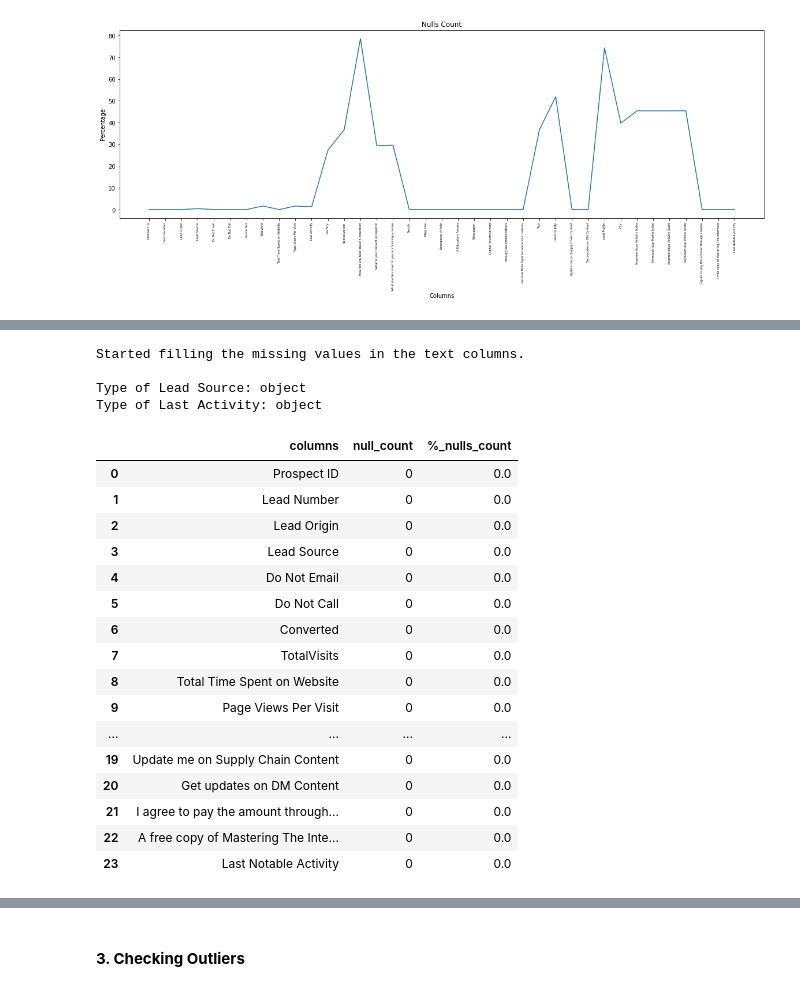
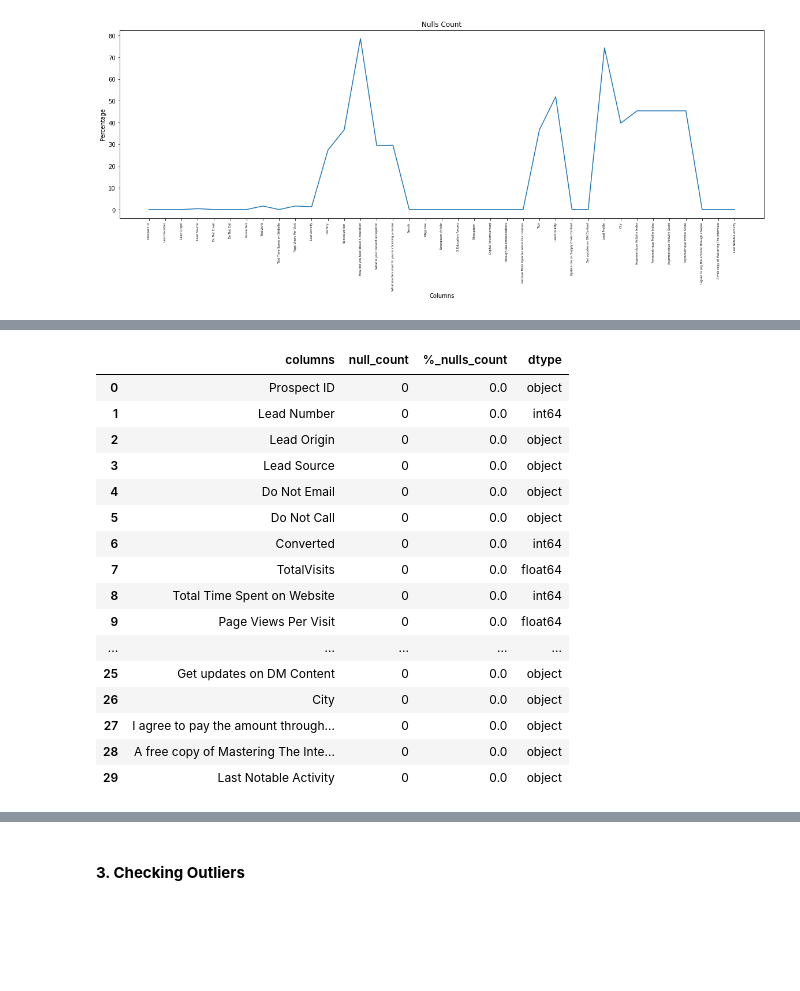
Before and after one commit to Janavi0308/lead-scoring, a Jupyter notebook: lead_scoring_eda.ipynb, the cells around one changed output, grey strips where cells are left out. Cells and saved outputs as stored; diff of their text form; code cells hidden in the pictures; blank space fills up the shorter version.

```diff
--- a/lead_scoring_eda.ipynb
+++ b/lead_scoring_eda.ipynb
@@ -238,2 +227,2 @@ Number of columns having less than and equal to 25% null values:  4
 # %%
-train.drop(_tmp_more_25['columns'].values, axis=1, inplace=True)
+# train.drop(_tmp_more_25['columns'].values, axis=1, inplace=True)
@@ -253,3 +229,17 @@ train[_tmp_less_25['columns'].values].head()
+# %%
+def drop_columns_with_missing_value(data_df, threshold):
+    """
+    Function to drop all the columns having %missing values >= threshold value.
+
+    @param data_df: DataFrame
+    @param threshold: %nulls threshold
+
+    @return: dataframe
+    """
+    nulls_count = get_nulls_count(data_df)
+    tmp_df = nulls_count[(nulls_count['%_nulls_count'] != 0) & (nulls_count['%_nulls_count'] >= threshold)]
+    data_df.drop(tmp_df['columns'].to_list(), axis=1, inplace=True)
+    return data_df
 # %%
 def fill_numeric_missing_values(data_df, threshold):
     """
@@ -287,10 +277,17 @@ def fill_object_missing_values(data_df, threshold):
 
     print("Started filling the missing values in the text columns.")
     print()
-    for col in tmp_df['columns']:
-        print(f"Type of {col}: {data_df[col].dtype}")
-        if 'object' not in str(data_df[col].dtype):
-#             print("Expecting object type column, got some other type.")
+
+    for _, row in tmp_df.iterrows():
+        print(f"Type of {row['columns']}: {data_df[row['columns']].dtype}")
+        if 'object' not in str(data_df[row['columns']].dtype):
             continue
-        data_df[col] = data_df[col].fillna(data_df[col].mode()[0])
+        if row['%_nulls_count'] <= 25:
+            data_df[row['columns']] = data_df[row['columns']].fillna(data_df[row['columns']].mode()[0])
+        else:
+            data_df[row['columns']] = data_df[row['columns']].fillna('NA')
     return data_df
+# %%
+train_new = drop_columns_with_missing_value(train.copy(), 40)
+train_new = fill_numeric_missing_values(train_new.copy(), 25)
+train_new = fill_object_missing_values(train_new.copy(), 40)
@@ -305,29 +312,24 @@ Type of Page Views Per Visit: float64
 # %%
-# Fill missing value for the categorical/text columns where %nulls is less than 10
-train = fill_object_missing_values(train.copy(), 25)
+# # Fill missing value for the categorical/text columns where %nulls is less than 10
+# train = fill_object_missing_values(train.copy(), 25)
-# %% [output]
-Started filling the missing values in the text columns.
-
-Type of Lead Source: object
-Type of Last Activity: object
 # %%
 # Let's check if any null still present?
-get_nulls_count(train.copy())
+get_nulls_count(train_new.copy())
 # %% [output]
-|  | columns | null_count | %_nulls_count |
-| 0 | Prospect ID | 0 | 0.0 |
-| 1 | Lead Number | 0 | 0.0 |
-| 2 | Lead Origin | 0 | 0.0 |
-| 3 | Lead Source | 0 | 0.0 |
-| 4 | Do Not Email | 0 | 0.0 |
-| 5 | Do Not Call | 0 | 0.0 |
-| 6 | Converted | 0 | 0.0 |
-| 7 | TotalVisits | 0 | 0.0 |
-| 8 | Total Time Spent on Website | 0 | 0.0 |
-| 9 | Page Views Per Visit | 0 | 0.0 |
-| ... | ... | ... | ... |
-| 19 | Update me on Supply Chain Content | 0 | 0.0 |
-| 20 | Get updates on DM Content | 0 | 0.0 |
-| 21 | I agree to pay the amount through... | 0 | 0.0 |
-| 22 | A free copy of Mastering The Inte... | 0 | 0.0 |
-| 23 | Last Notable Activity | 0 | 0.0 |
+|  | columns | null_count | %_nulls_count | dtype |
+| 0 | Prospect ID | 0 | 0.0 | object |
+| 1 | Lead Number | 0 | 0.0 | int64 |
+| 2 | Lead Origin | 0 | 0.0 | object |
+| 3 | Lead Source | 0 | 0.0 | object |
+| 4 | Do Not Email | 0 | 0.0 | object |
+| 5 | Do Not Call | 0 | 0.0 | object |
+| 6 | Converted | 0 | 0.0 | int64 |
+| 7 | TotalVisits | 0 | 0.0 | float64 |
+| 8 | Total Time Spent on Website | 0 | 0.0 | int64 |
+| 9 | Page Views Per Visit | 0 | 0.0 | float64 |
+| ... | ... | ... | ... | ... |
+| 25 | Get updates on DM Content | 0 | 0.0 | object |
+| 26 | City | 0 | 0.0 | object |
+| 27 | I agree to pay the amount through... | 0 | 0.0 | object |
+| 28 | A free copy of Mastering The Inte... | 0 | 0.0 | object |
+| 29 | Last Notable Activity | 0 | 0.0 | object |
```
Also changed, not shown: parts of 40 cells of this notebook.
